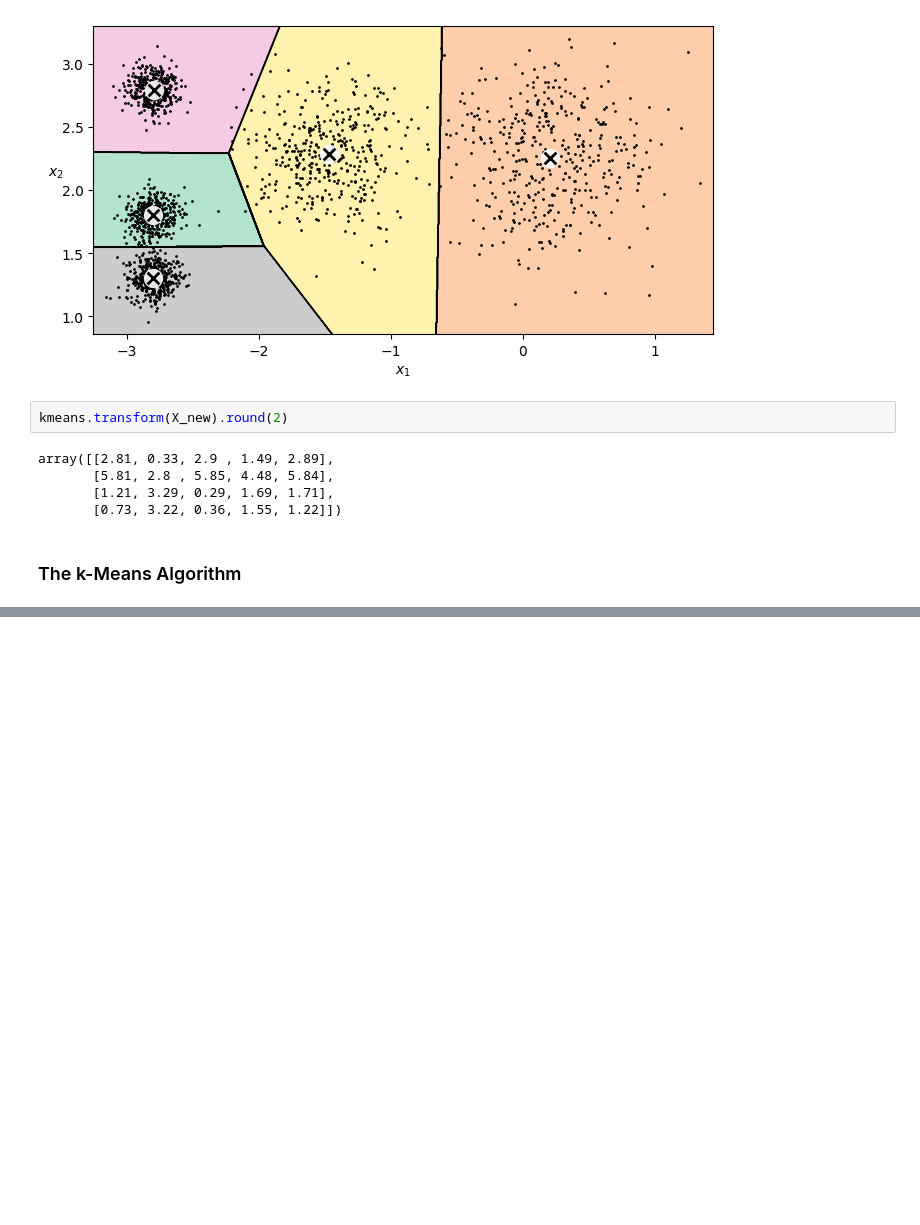
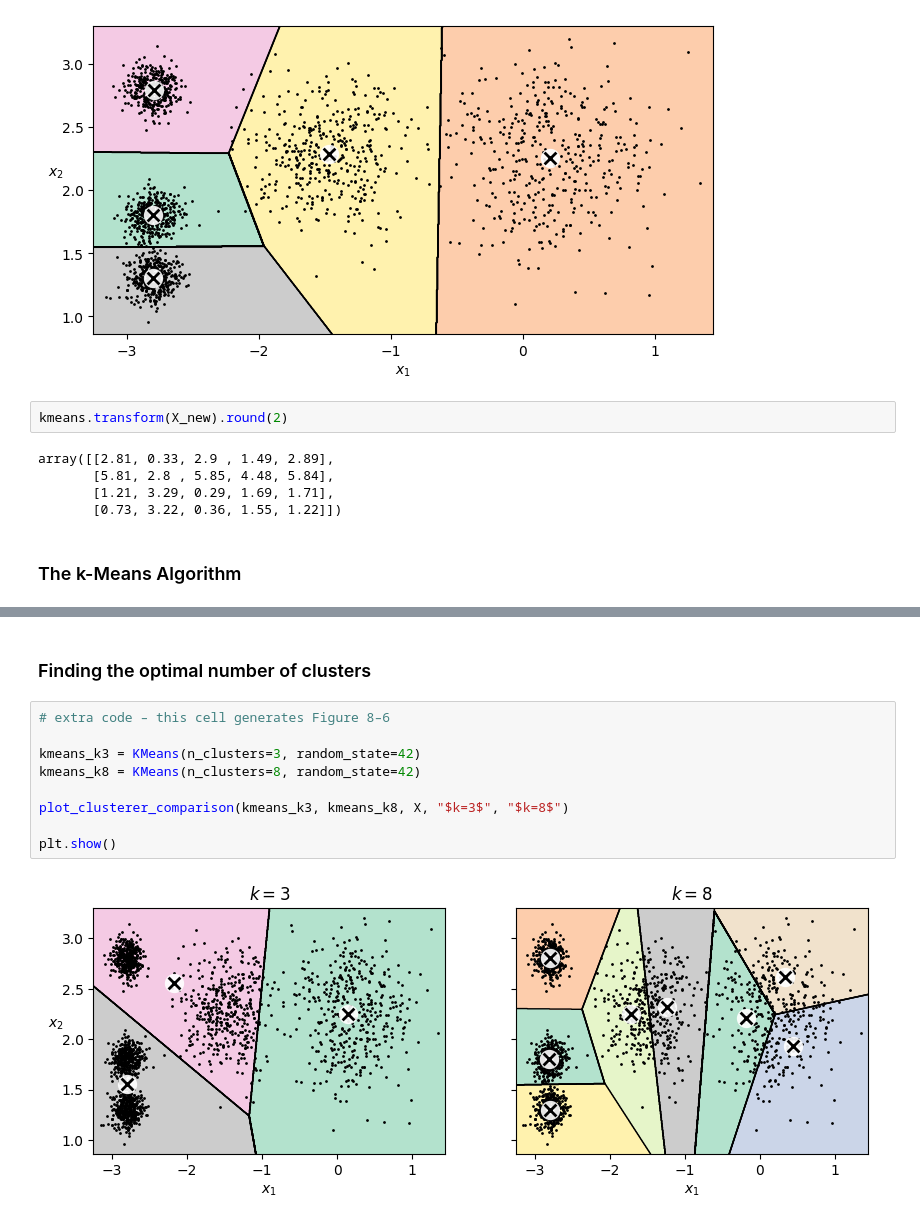
Before and after one commit to Sechi42/homl-study, a Jupyter notebook: 08_unsupervised_learning/08_unsupervised_learning.ipynb, the cells around one changed output, grey strips where cells are left out. Drawn from its saved outputs; the diff is of its cells as text; blank space fills up the shorter version.

```diff
--- a/08_unsupervised_learning/08_unsupervised_learning.ipynb
+++ b/08_unsupervised_learning/08_unsupervised_learning.ipynb
@@ -180,0 +364,13 @@ array([[2.81, 0.33, 2.9 , 1.49, 2.89],
+# %% [markdown]
+### Finding the optimal number of clusters
+# %%
+# extra code – this cell generates Figure 8–6
+
+kmeans_k3 = KMeans(n_clusters=3, random_state=42)
+kmeans_k8 = KMeans(n_clusters=8, random_state=42)
+
+plot_clusterer_comparison(kmeans_k3, kmeans_k8, X, "$k=3$", "$k=8$")
+
+plt.show()
+# %% [output]
+[figure, added]
```
Also changed, not shown: parts of 33 cells of this notebook.
